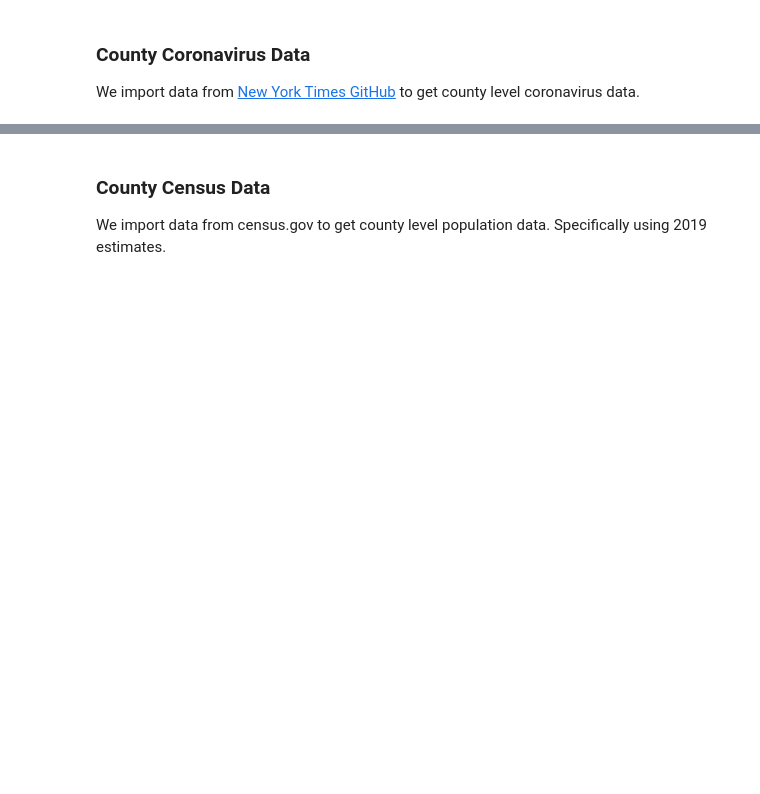
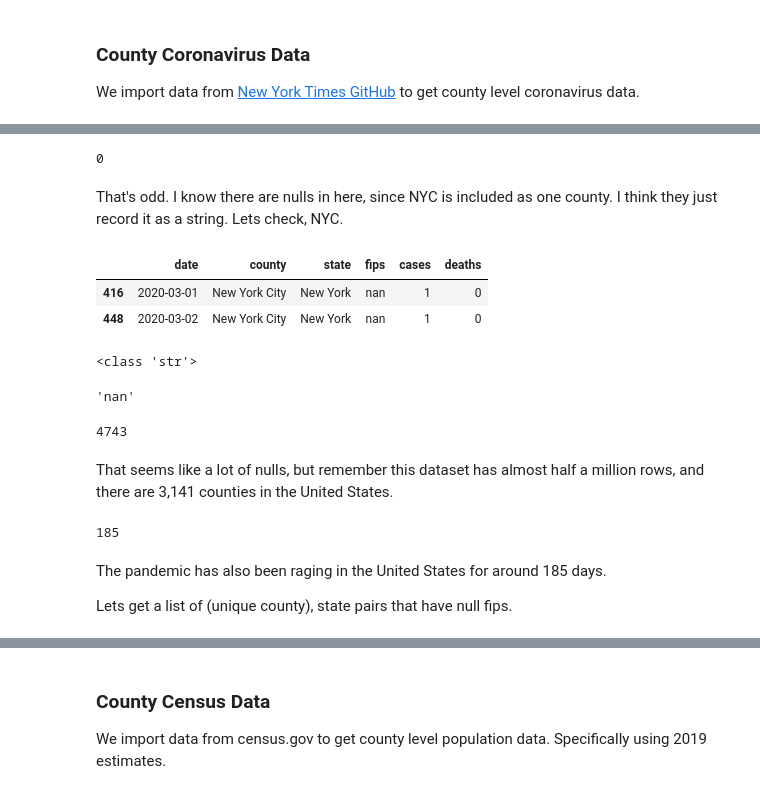
Before and after one commit to DanOvad/covid-hotspots, a Jupyter notebook: notebooks/03-covid_county_data.ipynb, the cells around one changed output, grey strips where cells are left out. Saved outputs shown, nothing was run; the diff lists cells and outputs as text; code cells hidden in the pictures; blank space fills up the shorter version.

```diff
--- a/notebooks/03-covid_county_data.ipynb
+++ b/notebooks/03-covid_county_data.ipynb
@@ -47,0 +110,36 @@ We import data from [New York Times GitHub](https://github.com/nytimes/covid-19-
+# %%
+# Check for nulls
+COVID_COUNTIES_DF['fips'].isna().sum()
+# %% [output]
+0
+# %% [markdown]
+That's odd. I know there are nulls in here, since NYC is included as one county. I think they just record it as a string. Lets check, NYC.
+# %%
+COVID_COUNTIES_DF[COVID_COUNTIES_DF['county'] == 'New York City'].head(2)
+# %% [output]
+|  | date | county | state | fips | cases | deaths |
+| 416 | 2020-03-01 | New York City | New York | nan | 1 | 0 |
+| 448 | 2020-03-02 | New York City | New York | nan | 1 | 0 |
+# %%
+# Check the type of fips for NYC and return a sample
+print(type(COVID_COUNTIES_DF[COVID_COUNTIES_DF['county'] == 'New York City']['fips'].iloc[0]))
+COVID_COUNTIES_DF[COVID_COUNTIES_DF['county'] == 'New York City']['fips'].iloc[0]
+# %% [output]
+<class 'str'>
+'nan'
+# %%
+# Check the number of "nan" strings in covid counties.
+(COVID_COUNTIES_DF['fips'] == 'nan').sum()
+# %% [output]
+4743
+# %% [markdown]
+That seems like a lot of nulls, but remember this dataset has almost half a million rows, and there are 3,141 counties in the United States.
+# %%
+# Number of days since March 1st.
+len(pd.date_range(start='2020-03-01',end='2020-09-01'))
+# %% [output]
+185
+# %% [markdown]
+The pandemic has also been raging in the United States for around 185 days.
+
+Lets get a list of (unique county), state pairs that have null fips.
```
Also changed, not shown: parts of 61 cells of this notebook, 1 other file.
